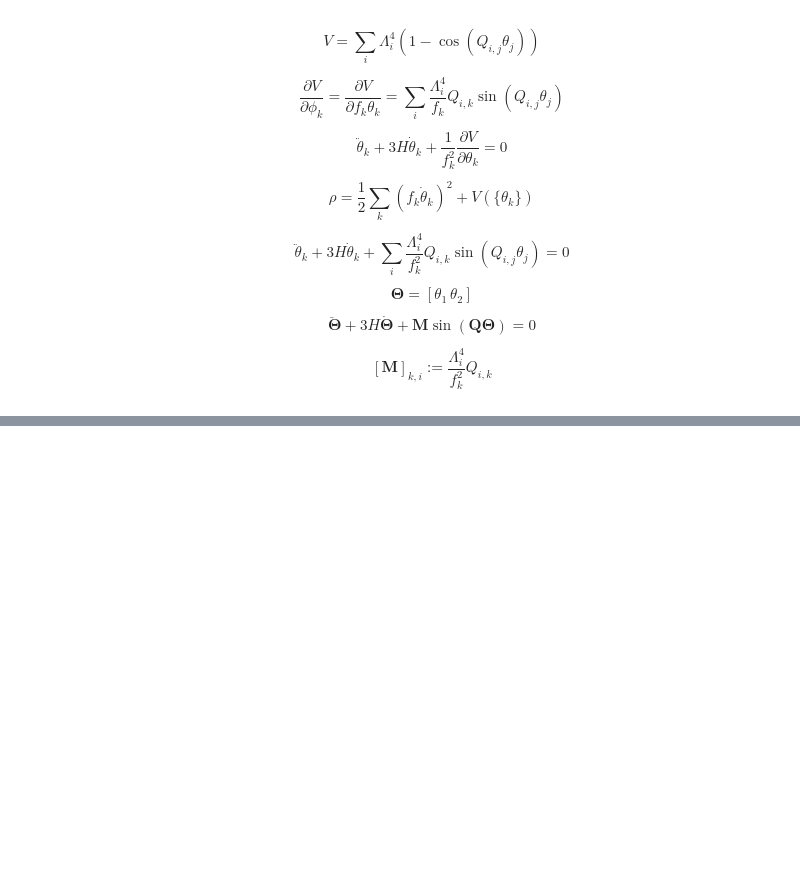
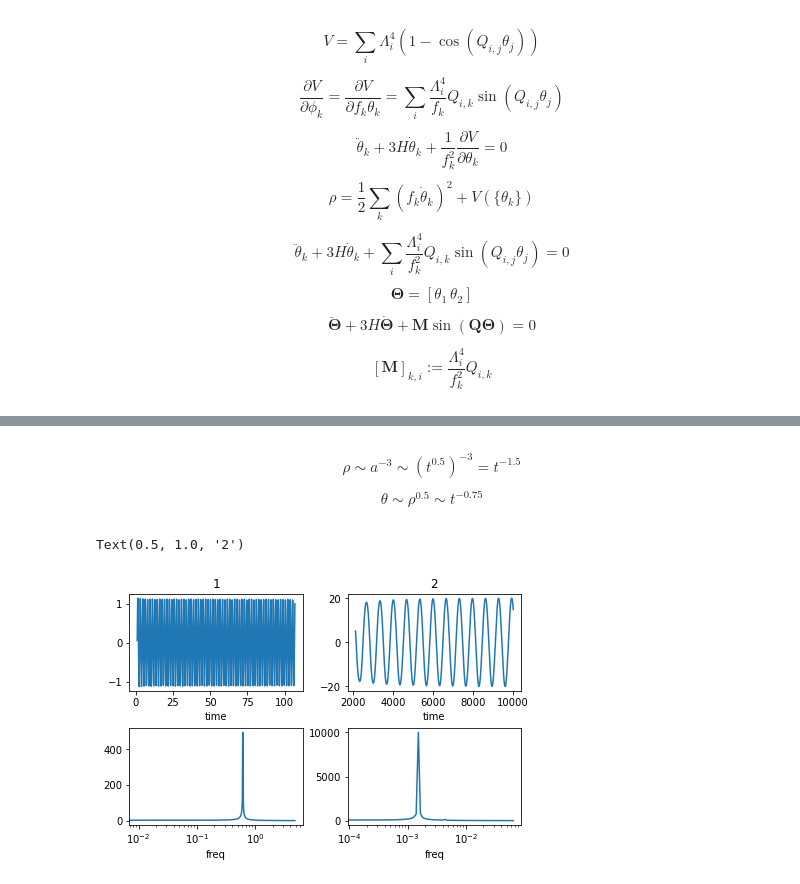
Before and after one commit to anna-jana/masters-project, a Jupyter notebook: experiments/two_field_dynamics_experiment_cosine.ipynb, the cells around one changed output, grey strips where cells are left out. Drawn from its saved outputs; the diff is of its cells as text; code cells hidden in the pictures; blank space fills up the shorter version.

```diff
--- a/experiments/two_field_dynamics_experiment_cosine.ipynb
+++ b/experiments/two_field_dynamics_experiment_cosine.ipynb
@@ -128,0 +133,33 @@ sim(theta0s, f, Lambda, Q, time=1e4, nsamples=1000)
+# %% [markdown]
+$$
+\rho \sim a^{-3} \sim (t^{0.5})^{-3} = t^{-1.5}
+$$
+$$
+\theta \sim \rho^{0.5} \sim t^{-0.75}
+$$
+# %%
+n = 1 << 10
+ts_1 = np.linspace(t_osc_1, t_osc_2 / 10, n)
+ts_2 = np.linspace(t_osc_2 * 2, sol.t[-1], n)
+dt_1 = ts_1[1] - ts_1[0]
+dt_2 = ts_2[1] - ts_2[0]
+signal_1 = sol.sol(ts_1)[0, :] * ts_1**0.75
+signal_2 = sol.sol(ts_2)[0, :] * ts_2**0.75
+fft1 = rfft(signal_1)
+fft2 = rfft(signal_2)
+freq1 = rfftfreq(len(signal_1), dt_1)
+freq2 = rfftfreq(len(signal_2), dt_2)
+fig, axs = plt.subplots(2,2, constrained_layout=True)
+axs[0, 0].plot(ts_1, signal_1)
+axs[0, 1].plot(ts_2, signal_2)
+axs[1, 0].semilogx(freq1, np.abs(fft1))
+axs[1, 1].semilogx(freq2, np.abs(fft2))
+axs[0, 0].set_xlabel("time")
+axs[0, 1].set_xlabel("time")
+axs[1, 0].set_xlabel("freq")
+axs[1, 1].set_xlabel("freq")
+axs[0, 0].set_title("1")
+axs[0, 1].set_title("2")
+# %% [output]
+Text(0.5, 1.0, '2')
+[figure, added]
```
Also changed, not shown: parts of 8 cells of this notebook.
